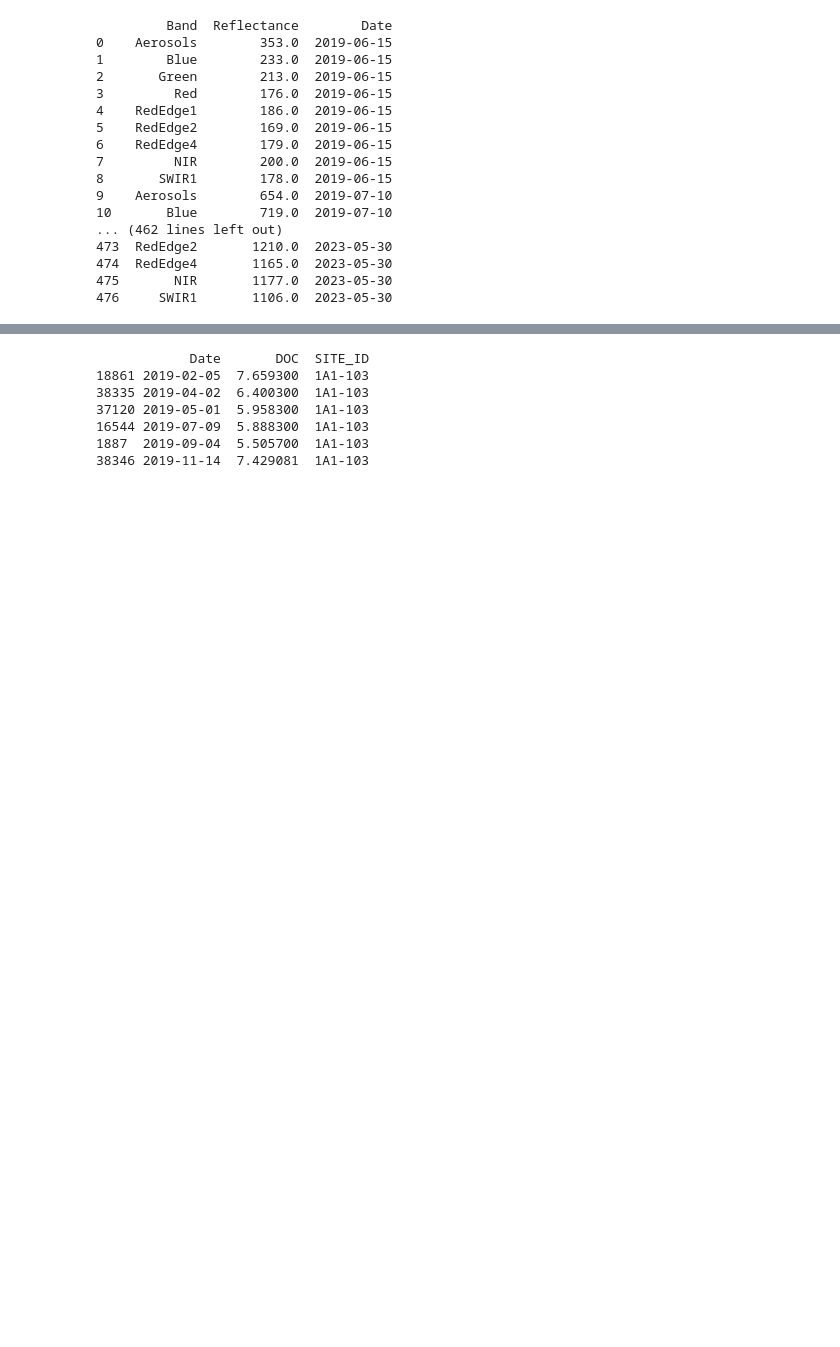
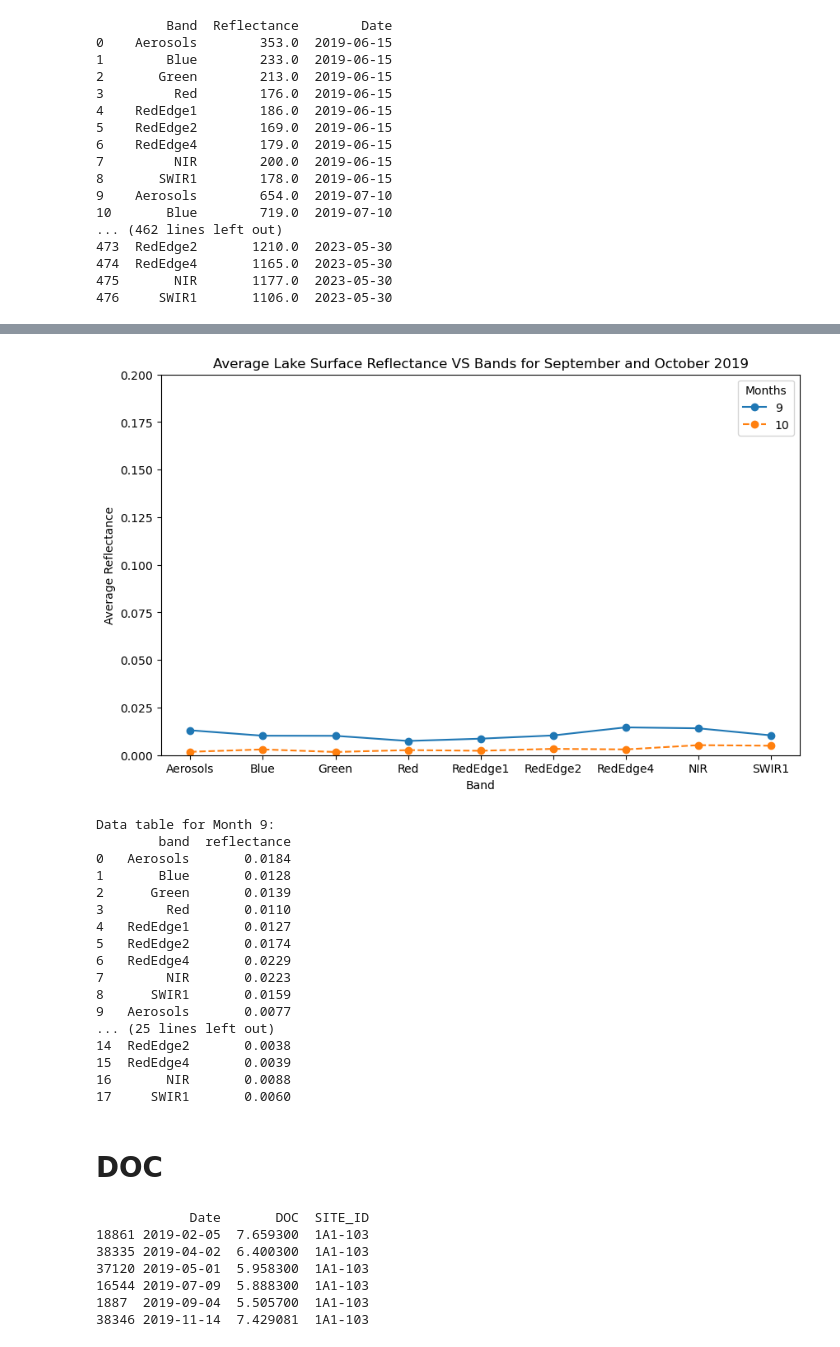
Before and after one commit to Touheda812/Research-Water-Quality-, a Jupyter notebook: BIG_MOOSE_LAKE_CDOM_DOC_SENTINEL2.ipynb, the cells around one changed output, grey strips where cells are left out. Cells and saved outputs as stored; diff of their text form; code cells hidden in the pictures; blank space fills up the shorter version.

```diff
--- a/BIG_MOOSE_LAKE_CDOM_DOC_SENTINEL2.ipynb
+++ b/BIG_MOOSE_LAKE_CDOM_DOC_SENTINEL2.ipynb
@@ -600,3 +555,75 @@ plt.show()
+# %%
+data_by_month = {}
+
+for index, row in df_s2_reflectance.iterrows():
+    date = row['date']
+    reflectance = row['reflectance']
+
+    year = date.year
+    month = date.month
+
+    if year == 2019 and month in [9, 10]:  # Filter for September (9) and October (10) only
+        if month not in data_by_month:
+            data_by_month[month] = {'band': [], 'reflectance': []}
+
+        if reflectance:
+            for band in STD_NAMES:
+                value = reflectance.get(band)
+                if value is not None:
+                    value /= 10000  # Divide by 10000 to convert from DN to reflectance
+                    data_by_month[month]['band'].append(band)
+                    data_by_month[month]['reflectance'].append(value)
+
+plt.figure(figsize=(10, 6))
+
+line_styles = ['-', '--']  # List of line styles for two months
+style_index = 0
+
+for month, data in data_by_month.items():
+    band_averages = {band: sum(data['reflectance'][i] for i, b in enumerate(data['band']) if b == band) / data['band'].count(band) for band in STD_NAMES}
+    bands = list(band_averages.keys())
+    reflectance_values = list(band_averages.values())
+
+    line_style = line_styles[style_index]  # Cycle through line styles
+
+    plt.plot(bands, reflectance_values, linestyle=line_style, marker='o', label=f'{month}')
+
+    style_index += 1
+
+plt.xlabel('Band')
+plt.ylabel('Average Reflectance')
+plt.ylim(0, 0.2)  # Adjust the y-axis limit based on the reflectance range
+plt.title('Average Lake Surface Reflectance VS Bands for September and October 2019')
+plt.legend(title='Months')
+plt.show()
+
+# Display the data table for September and October
+for month, data in data_by_month.items():
+    print(f"Data table for Month {month}:")
+    df = pd.DataFrame(data)
+    print(df)
+    print()
+# %% [output]
+[figure, added]
+Data table for Month 9:
+        band  reflectance
+0   Aerosols       0.0184
+1       Blue       0.0128
+2      Green       0.0139
+3        Red       0.0110
+4   RedEdge1       0.0127
+5   RedEdge2       0.0174
+6   RedEdge4       0.0229
+7        NIR       0.0223
+8      SWIR1       0.0159
+9   Aerosols       0.0077
+... (25 lines left out)
+14  RedEdge2       0.0038
+15  RedEdge4       0.0039
+16       NIR       0.0088
+17     SWIR1       0.0060
+# %% [markdown]
+# DOC
 # %%
 import pandas as pd
 
```
Also changed, not shown: parts of 27 cells of this notebook.
